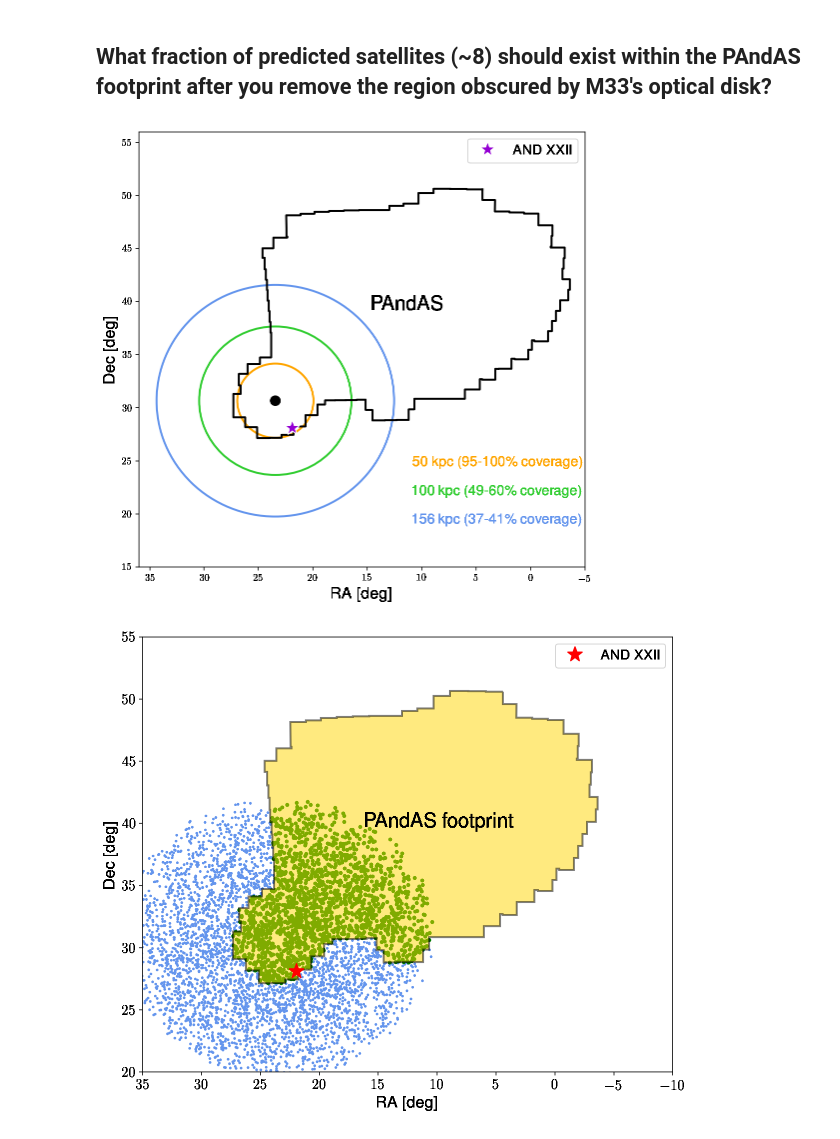
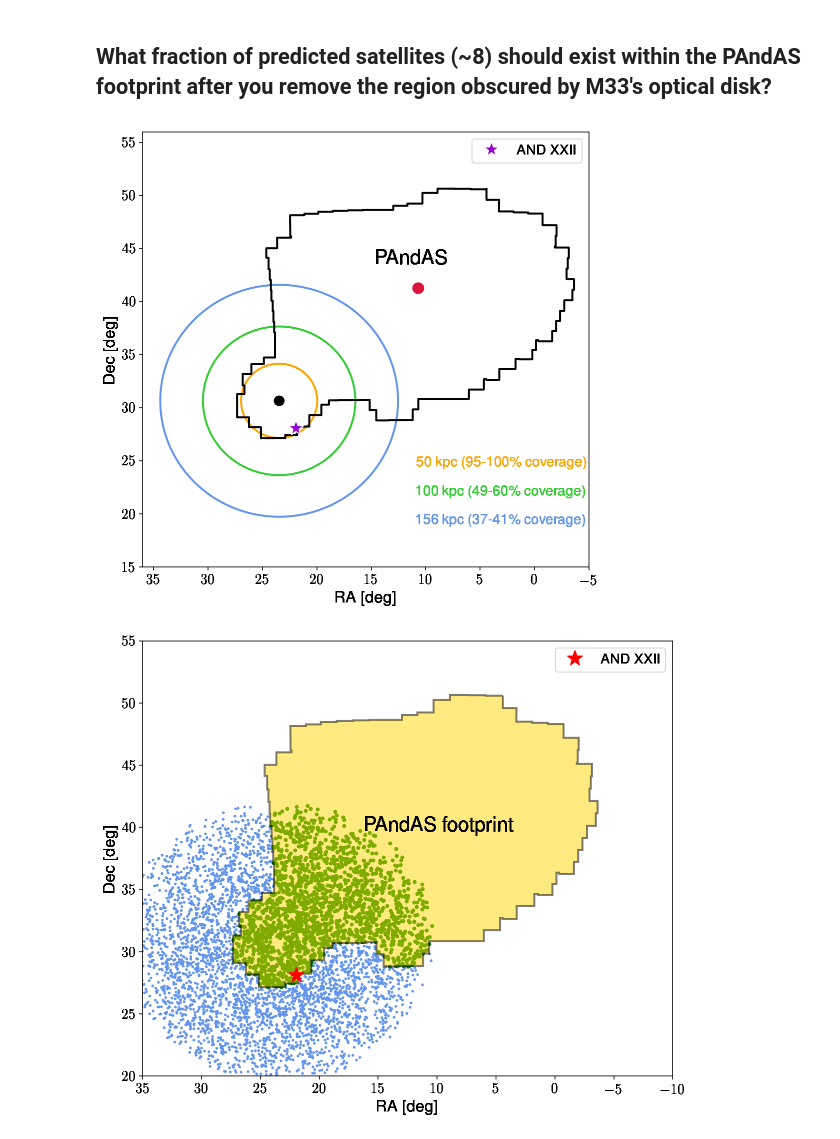
Before and after one commit to ekta1224/pspM31_hack, a Jupyter notebook: M33 volume coverage.ipynb, the cells around one changed output. Drawn from its saved outputs; the diff is of its cells as text; code cells hidden in the pictures.

Commit message:
playing around with M31 RA and Dec on footprint plot

```diff
--- a/M33 volume coverage.ipynb
+++ b/M33 volume coverage.ipynb
@@ -48,35 +48,38 @@ y = sr.lat.deg
 plt.xlabel('RA [deg]', fontsize=16)
 plt.ylabel('Dec [deg]', fontsize=16)
 and22 = SkyCoord('01h27m40.0s','28d05m25s', unit='deg')
 m33 = SkyCoord('01h33m50.0s','30d39m37s', unit='deg')
+m31 = SkyCoord('0h42m44.3s', '41d16m9s', unit='deg')
 #plt.plot(m33.ra.deg, m33.dec.deg, 'ko', ms=16, zorder=5)
 plt.plot(and22.ra.deg, and22.dec.deg, '*', color='darkviolet' ,mec='white',ms=16, label='AND XXII', zorder=5)
 
 
 dp = np.loadtxt('corners_PAndAS11.txt')
 ra = dp[:,0]
 dec = dp[:,1]
 plt.plot(ra, dec, lw=2, color='k')
 plt.xlim(*plt.xlim()[::-1])
-plt.figtext(0.53, 0.57, 'PAndAS', fontsize=20, color='k')
+plt.figtext(0.53, 0.65, 'PAndAS', fontsize=20, color='k')
 matplotlib.rcParams['font.size'] = 14
 circle= plt.Circle((m33.ra.deg, m33.dec.deg), 3.5, fill=False, color='orange', lw=2, label='50 kpc')
 circle2 = plt.Circle((m33.ra.deg, m33.dec.deg), 3.5*rvir/50., fill=False, color='cornflowerblue', lw=2)
 circle3 = plt.Circle((m33.ra.deg, m33.dec.deg), 3.5*100./50., fill=False, color='limegreen', lw=2)
 ax.add_artist(circle)
 ax.add_artist(circle2)
 ax.add_artist(circle3)
 circle4 = plt.Circle((m33.ra.deg, m33.dec.deg), 0.45,  color='k')
 ax.add_artist(circle4)
+circle5 = plt.Circle((m31.ra.deg, m31.dec.deg), 0.5,  color='crimson')
+ax.add_artist(circle5)
 plt.xlim(36,-5)
 plt.ylim(15,56)
 plt.legend(numpoints=1)
 plt.figtext(0.6, 0.3, '50 kpc (95-100\% coverage)', color='orange')
 plt.figtext(0.6, 0.25, '100 kpc (49-60\% coverage)', color='limegreen')
 plt.figtext(0.6, 0.2, '156 kpc (37-41\% coverage)', color='cornflowerblue')
 plt.savefig('M33_PAndAS_sat_estimate_prelim.pdf')
 # %% [output]
-[figure, old version]
+[figure, new version]
 # %%
 # create path object of PAndAS map
 from matplotlib.path import Path
```
Also changed, not shown: parts of 1 cell of this notebook.
